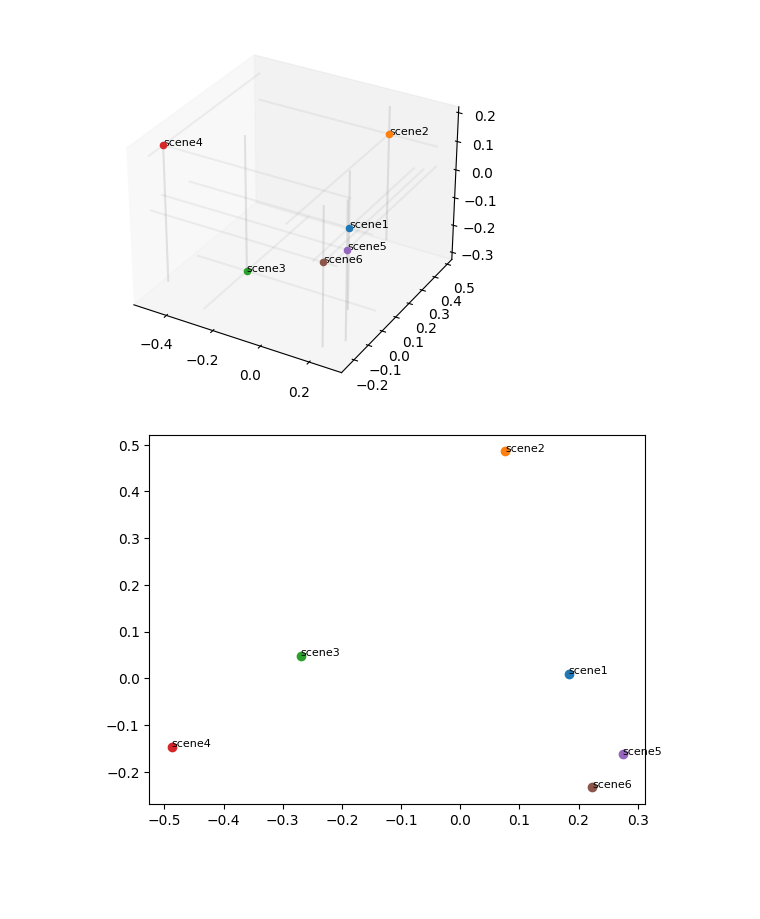
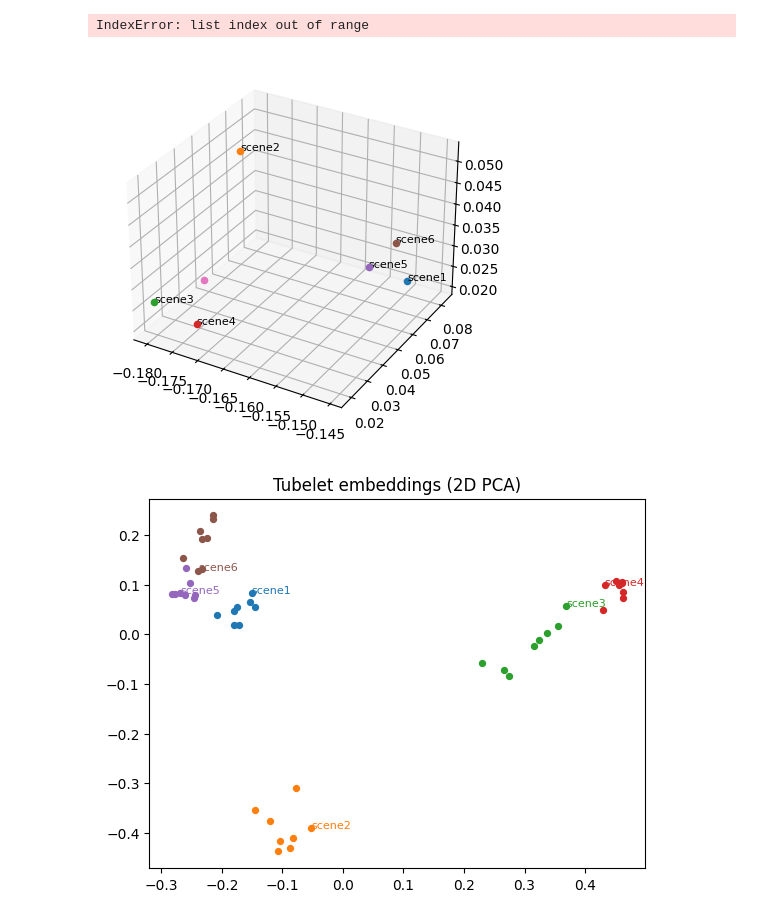
Before and after one commit to shamikkarkhanis/AV-SSL-Optimization-JEPA, a Jupyter notebook: jepa/main.ipynb, the cells around one changed output. Saved outputs shown, nothing was run; the diff lists cells and outputs as text; code cells hidden in the pictures; blank space fills up the shorter version.

Commit message:
[Feature] - introduced tubelet size

```diff
--- a/jepa/main.ipynb
+++ b/jepa/main.ipynb
@@ -80,7 +122,9 @@ clim emb shape  (1024,)
 # %%
-# L2 normalization of embeddings
-clip_embds_norm = clip_embds / np.linalg.norm(clip_embds, axis = 1, keepdims = True)
+# L2 normalization of embeddings per scene
+tubelet_embds_norm = tubelet_embds / np.linalg.norm(tubelet_embds, axis = 1, keepdims = True)
+
+print(tubelet_embds_norm.shape)
 
 # verifying changes
-print(np.linalg.norm(clip_embds_norm, axis = 1))
+print(np.linalg.norm(tubelet_embds_norm, axis = 1))
 # %% [output]
@@ -114,17 +166,27 @@ for (x, y, z) in emb_3d:
 
 plt.show()
 # %% [output]
+IndexError: list index out of range
-[figure, old version]
+[figure, new version]
 # %%
+scenes_unique = sorted({m[0] for m in tubelet_meta})
+palette = plt.cm.get_cmap('tab10').colors  # list of 10 RGBA colors
+color_map = {s: palette[i % len(palette)] for i, s in enumerate(scenes_unique)}
+
 plt.figure()
+for (x, y), (scene, t_idx) in zip(emb_2d, tubelet_meta):
+    plt.scatter(x, y, color=color_map[scene], s=18)
+plt.title("Tubelet embeddings (2D PCA)")
 
-for i, (x, y) in enumerate(emb_2d):
-    plt.scatter(x, y)
-    plt.text(x, y, scene_names[i] if 'scene_names' in globals() else f"scene_{i+1}", fontsize = 8)
+
+for scene in scenes_unique:
+    k = next(i for i, m in enumerate(tubelet_meta) if m[0] == scene)
+    x, y = emb_2d[k]
+    plt.text(x, y, scene, fontsize=8, color=color_map[scene])
 
 plt.show()
 # %% [output]
-[figure, old version]
+[figure, new version]
 # %%
 # compute similarities
 
```
Also changed, not shown: parts of 6 cells of this notebook.
